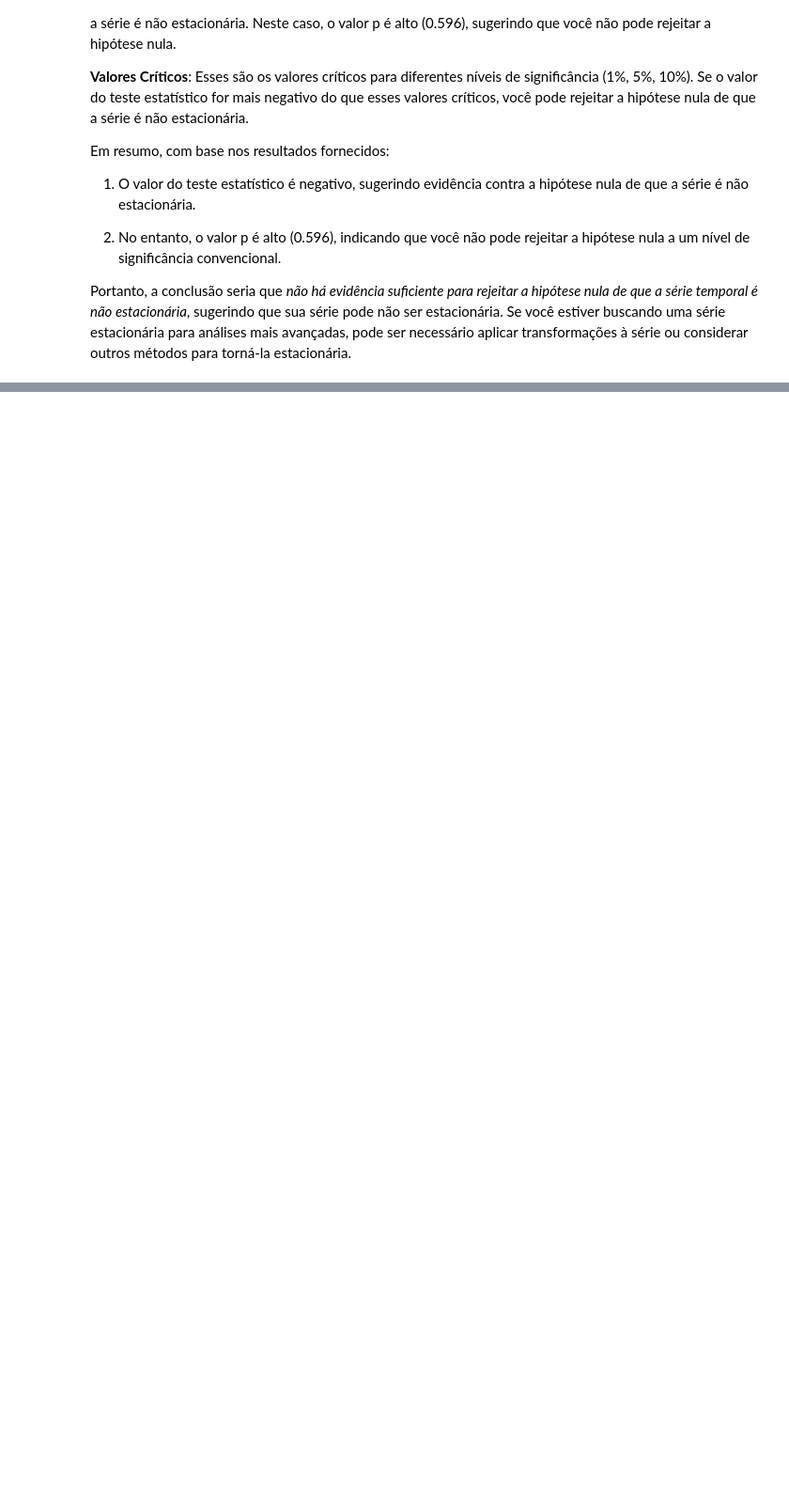
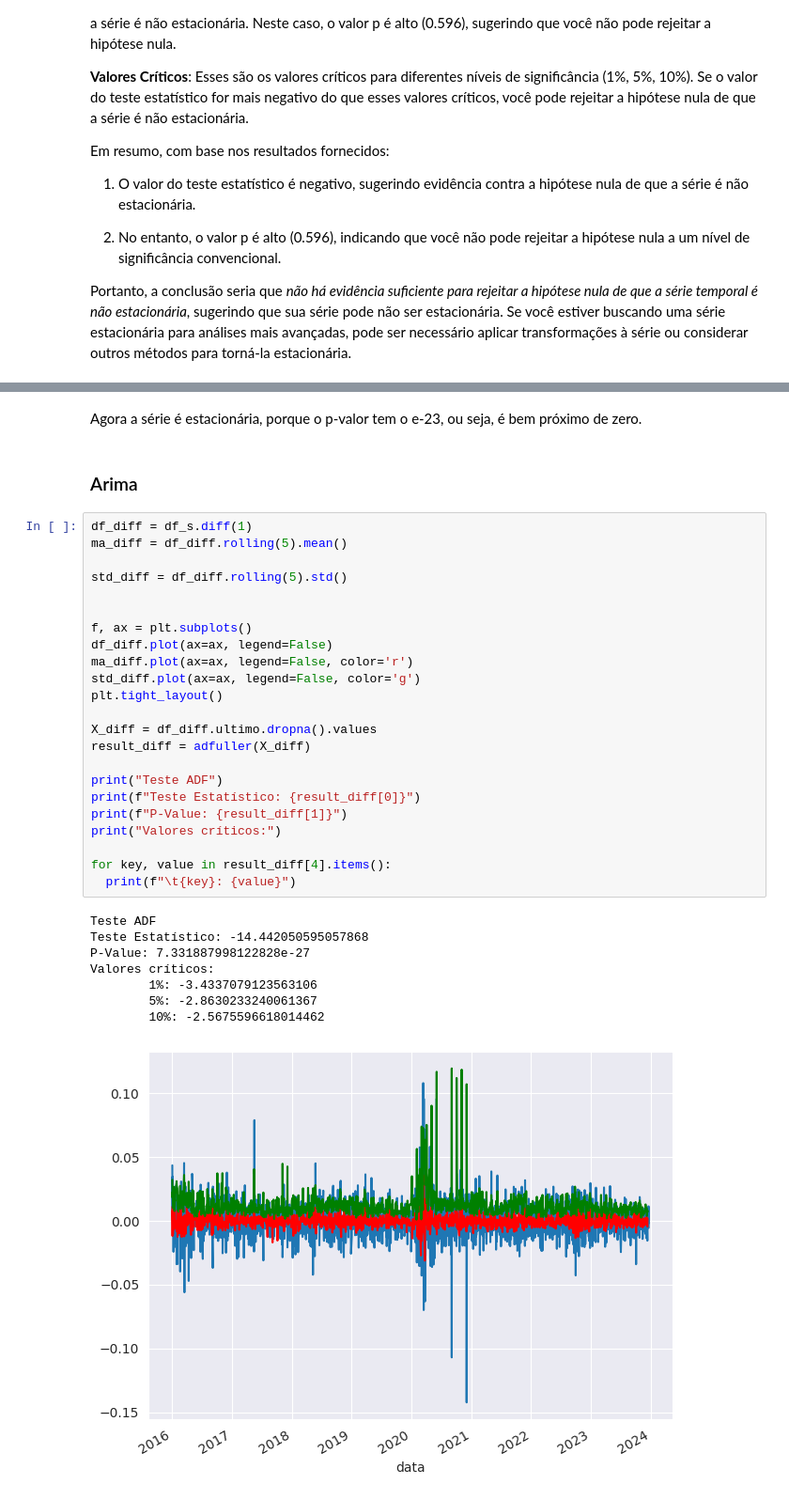
Before and after one commit to thaynnaraluciano/techChallenge2, a Jupyter notebook: TechChallenge_8anos.ipynb, the cells around one changed output, grey strips where cells are left out. Shown at 94% size. Drawn from its saved outputs; the diff is of its cells as text; blank space fills up the shorter version.

```diff
--- a/TechChallenge_8anos.ipynb
+++ b/TechChallenge_8anos.ipynb
@@ -391,0 +402,36 @@ Valores críticos:
+# %% [markdown]
+Agora a série é estacionária, porque o p-valor tem o e-23, ou seja, é bem próximo de zero.
+# %% [markdown]
+### Arima
+# %%
+df_diff = df_s.diff(1)
+ma_diff = df_diff.rolling(5).mean()
+
+std_diff = df_diff.rolling(5).std()
+
+
+f, ax = plt.subplots()
+df_diff.plot(ax=ax, legend=False)
+ma_diff.plot(ax=ax, legend=False, color='r')
+std_diff.plot(ax=ax, legend=False, color='g')
+plt.tight_layout()
+
+X_diff = df_diff.ultimo.dropna().values
+result_diff = adfuller(X_diff)
+
+print("Teste ADF")
+print(f"Teste Estatístico: {result_diff[0]}")
+print(f"P-Value: {result_diff[1]}")
+print("Valores críticos:")
+
+for key, value in result_diff[4].items():
+  print(f"\t{key}: {value}")
+# %% [output]
+Teste ADF
+Teste Estatístico: -14.442050595057868
+P-Value: 7.331887998122828e-27
+Valores críticos:
+        1%: -3.4337079123563106
+        5%: -2.8630233240061367
+        10%: -2.5675596618014462
+[figure, added]
```
Also changed, not shown: parts of 22 cells of this notebook.
